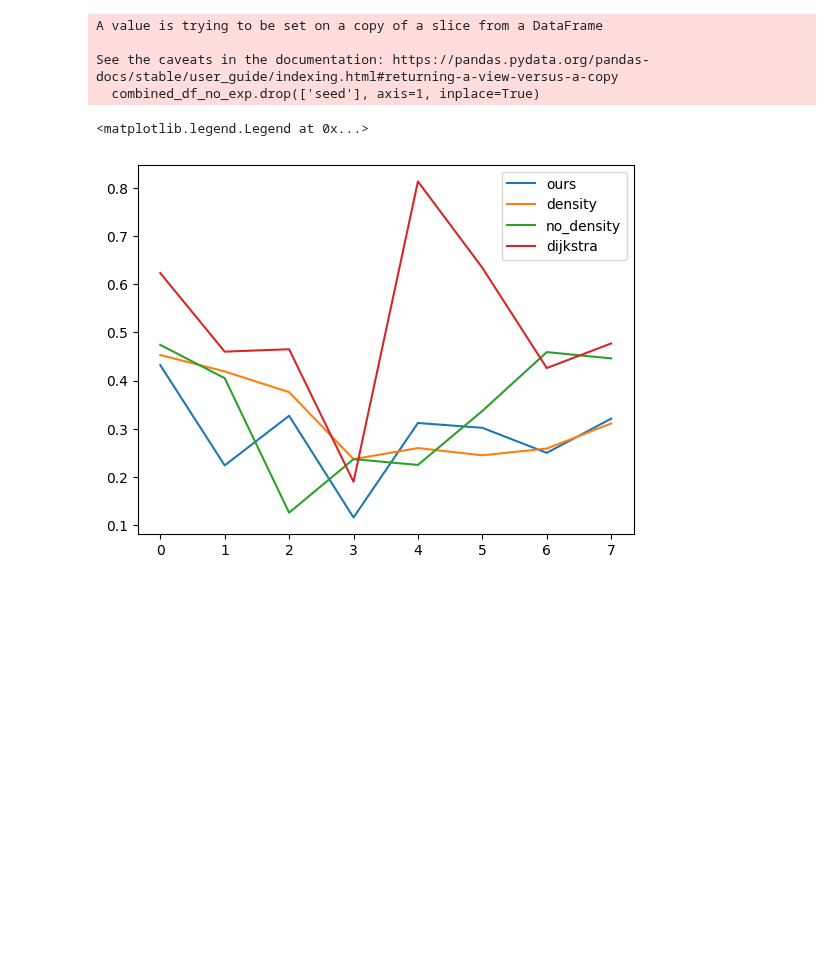
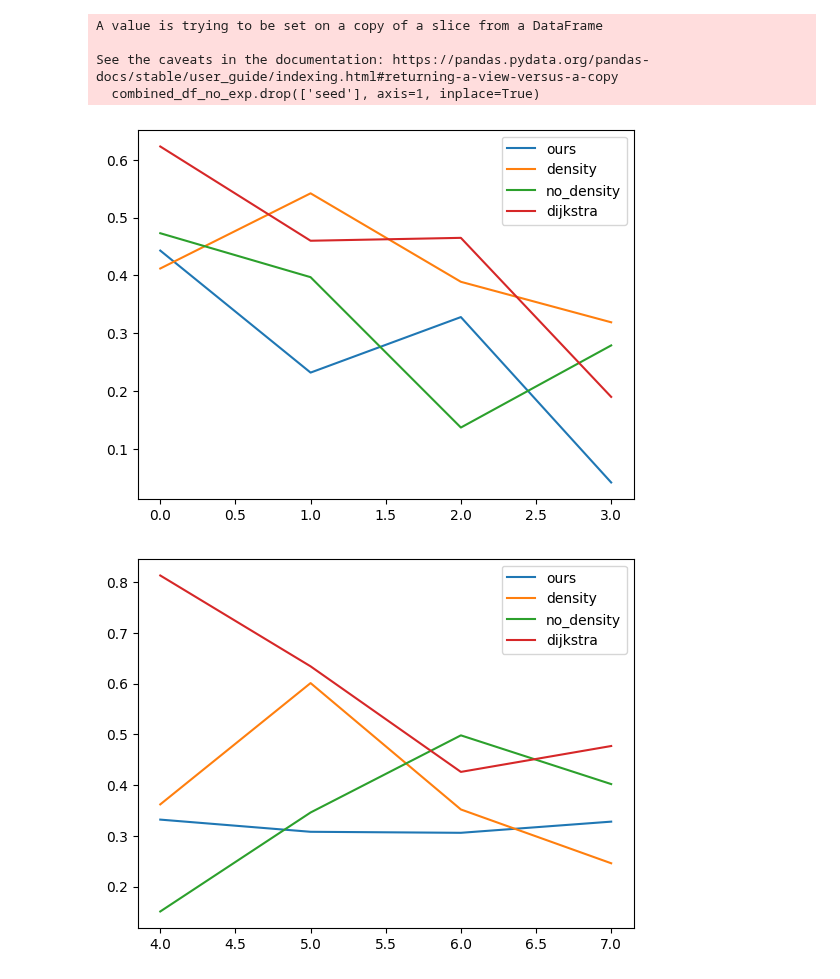
Before and after one commit to KrishnaswamyLab/GeometryAwareGenerativeAutoencoder, a Jupyter notebook: notebooks/geodesic_comparision/res_compare.ipynb, the cells around one changed output. Drawn from its saved outputs; the diff is of its cells as text; code cells hidden in the pictures; blank space fills up the shorter version.

```diff
--- a/notebooks/geodesic_comparision/res_compare.ipynb
+++ b/notebooks/geodesic_comparision/res_compare.ipynb
@@ -48,7 +49,7 @@ array([200.33733, 196.94653, 213.26324, 223.79002, 168.01329, 203.50005,
 mses = {}
 corrs = {}
 spearmans = {}
-
+r2scores = {}
 for name in tqdm(data_names):
     # data = np.load(f"{root_path}/{name}.npz")
     # G = graphtools.Graph(data['data'], knn=5, decay=None)
@@ -67,26 +68,32 @@ for name in tqdm(data_names):
         ours_val = spearmanr(ds, our_results[name]).correlation
         ours_mses = ((np.array(our_results[name]) - np.array(data_gt['ds']))**2).mean()
         ours_corrs = np.corrcoef(our_results[name], data_gt['ds'])[0,1]
+        ours_r2 = r2_score(data_gt['ds'], our_results[name])
     except:
         ours_val = np.nan
         ours_mses = np.nan
         ours_corrs = np.nan
+        ours_r2 = np.nan
     try:
         density_val = spearmanr(ds, density_results[name]).correlation
         density_mses = ((np.array(density_results[name]) - np.array(data_gt['ds']))**2).mean()
         density_corrs = np.corrcoef(density_results[name], data_gt['ds'])[0,1]
+        density_r2 = r2_score(data_gt['ds'], density_results[name])
     except:
         density_val = np.nan
         density_mses = np.nan
         density_corrs = np.nan
+        density_r2 = np.nan
     try:
         no_density_val = spearmanr(ds, no_density_results[name]).correlation
         no_density_mses = ((np.array(no_density_results[name]) - np.array(data_gt['ds']))**2).mean()
         no_density_corrs = np.corrcoef(no_density_results[name], data_gt['ds'])[0,1]
+        no_density_r2 = r2_score(data_gt['ds'], no_density_results[name])
     except:
         no_density_val = np.nan
         no_density_mses = np.nan
         no_density_corrs = np.nan
+        no_density_r2 = np.nan
     spearmans[name] = {
         'ours': ours_val,
         'density': density_val,
@@ -108,6 +115,13 @@ for name in tqdm(data_names):
         'dijkstra': np.corrcoef(ds, data_gt['ds'])[0,1],
         'dijkstra_knn30': np.corrcoef(ds30, data_gt['ds'])[0,1]
     }
+    r2scores[name] = {
+        'ours': ours_r2,
+        'density': density_r2,
+        'no_density': no_density_r2,
+        'dijkstra': r2_score(data_gt['ds'], ds),
+        'dijkstra_knn30': r2_score(data_gt['ds'], ds30)
+    }
 # %%
 res_df = pd.DataFrame(spearmans).T.reset_index()
 res_df['seed'] = res_df['index'].apply(lambda x: x.split("_")[1])
@@ -159,32 +187,46 @@ res_df.drop(columns=['index'], inplace=True)
 mean_df = res_df.groupby(['method', 'bcv', 'dropout']).mean().round(3)
 std_df = res_df.groupby(['method', 'bcv', 'dropout']).std().round(3)
 
 # Merge the mean and std dataframes
 combined_df = mean_df.merge(std_df, left_index=True, right_index=True, suffixes=('_mean', '_std'))
 
 plusminus = ''
 
 combined_df_str = combined_df.copy()  # Copy the dataframe to store the formatted results
 # Format the results into a single column for each feature
 for col in mean_df.columns:  # Iterate directly through the columns
     combined_df_str[col] = combined_df[col+'_mean'].astype(str) + f" ({plusminus}" + combined_df[col+'_std'].astype(str) + ")"
     # Since we're directly modifying the combined_df, no need to drop the columns in this loop
 # Drop the original mean and std columns after processing
 combined_df_no_exp = combined_df_str.loc[:, ~combined_df_str.columns.str.contains('_mean|_std')]
 combined_df_no_exp.drop(['seed'], axis=1, inplace=True)
 
+
 combined_df1 = combined_df.reset_index()
+combined_df1 = combined_df1[combined_df1['method'] == 'groups']
 plt.plot(combined_df1['ours_mean'])
 plt.plot(combined_df1['density_mean'])
 plt.plot(combined_df1['no_density_mean'])
 # plt.plot(combined_df1['dijkstra_mean'])
 plt.plot(combined_df1['dijkstra_knn30_mean'])
 # plt.legend(['ours', 'density', 'no_density', 'dijkstra', 'dijkstra_knn30'])
 plt.legend(['ours', 'density', 'no_density', 'dijkstra'])
+plt.show()
+
+combined_df1 = combined_df.reset_index()
+combined_df1 = combined_df1[combined_df1['method'] == 'paths']
+plt.plot(combined_df1['ours_mean'])
+plt.plot(combined_df1['density_mean'])
+plt.plot(combined_df1['no_density_mean'])
+# plt.plot(combined_df1['dijkstra_mean'])
+plt.plot(combined_df1['dijkstra_knn30_mean'])
+# plt.legend(['ours', 'density', 'no_density', 'dijkstra', 'dijkstra_knn30'])
+plt.legend(['ours', 'density', 'no_density', 'dijkstra'])
+plt.show()
 # %% [output]
 A value is trying to be set on a copy of a slice from a DataFrame
 
 See the caveats in the documentation: https://pandas.pydata.org/pandas-docs/stable/user_guide/indexing.html#returning-a-view-versus-a-copy
   combined_df_no_exp.drop(['seed'], axis=1, inplace=True)
-<matplotlib.legend.Legend at 0x...>
-[figure, old version]
+[figure, new version]
+[figure, added]
```
Also changed, not shown: parts of 5 cells of this notebook, 43 other files.
